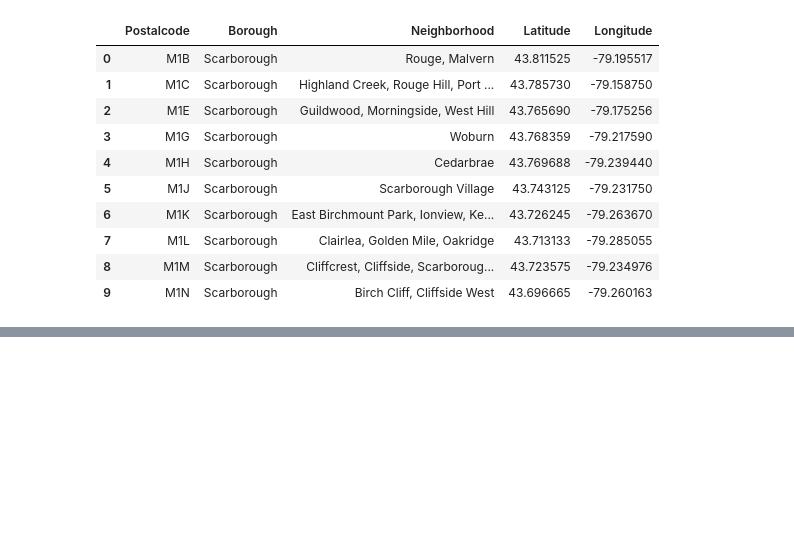
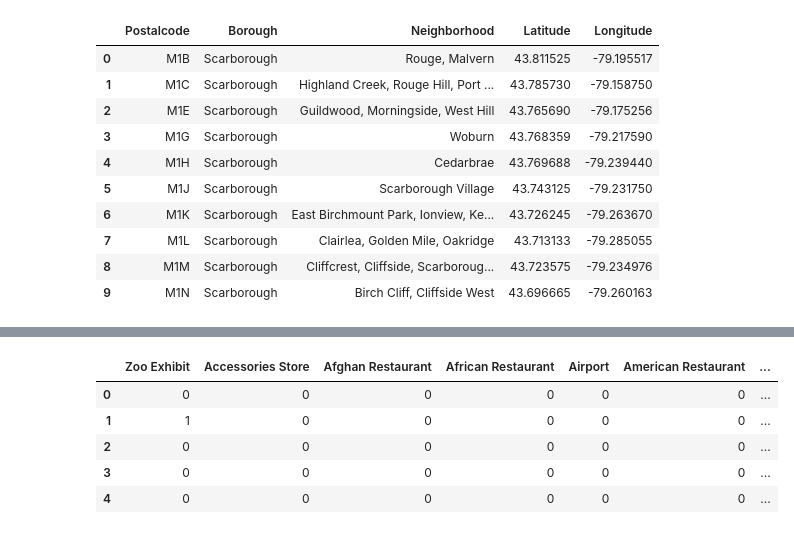
Before and after one commit to Harshith-S/Segmenting-and-Clustering-Neighborhoods-in-Toronto, a Jupyter notebook: Neighborhood.ipynb, the cells around one changed output, grey strips where cells are left out. Cells and saved outputs as stored; diff of their text form; code cells hidden in the pictures; blank space fills up the shorter version.

```diff
--- a/Neighborhood.ipynb
+++ b/Neighborhood.ipynb
@@ -130,0 +410,19 @@ df.head(10)
+# %%
+# one hot encoding
+Scarborough_onehot = pd.get_dummies(Scarborough_venues[['Venue Category']], prefix="", prefix_sep="")
+
+# add neighborhood column back to dataframe
+Scarborough_onehot['Neighborhood'] = Scarborough_venues['Neighborhood']
+
+# move neighborhood column to the first column
+fixed_columns = [Scarborough_onehot.columns[-1]] + list(Scarborough_onehot.columns[:-1])
+Scarborough_onehot = Scarborough_onehot[fixed_columns]
+Scarborough_grouped = Scarborough_onehot.groupby('Neighborhood').mean().reset_index()
+Scarborough_onehot.head(5)
+# %% [output]
+|  | Zoo Exhibit | Accessories Store | Afghan Restaurant | African Restaurant | Airport | American Restaurant | ... |
+| 0 | 0 | 0 | 0 | 0 | 0 | 0 | ... |
+| 1 | 1 | 0 | 0 | 0 | 0 | 0 | ... |
+| 2 | 0 | 0 | 0 | 0 | 0 | 0 | ... |
+| 3 | 0 | 0 | 0 | 0 | 0 | 0 | ... |
+| 4 | 0 | 0 | 0 | 0 | 0 | 0 | ... |
```
Also changed, not shown: parts of 34 cells of this notebook.
